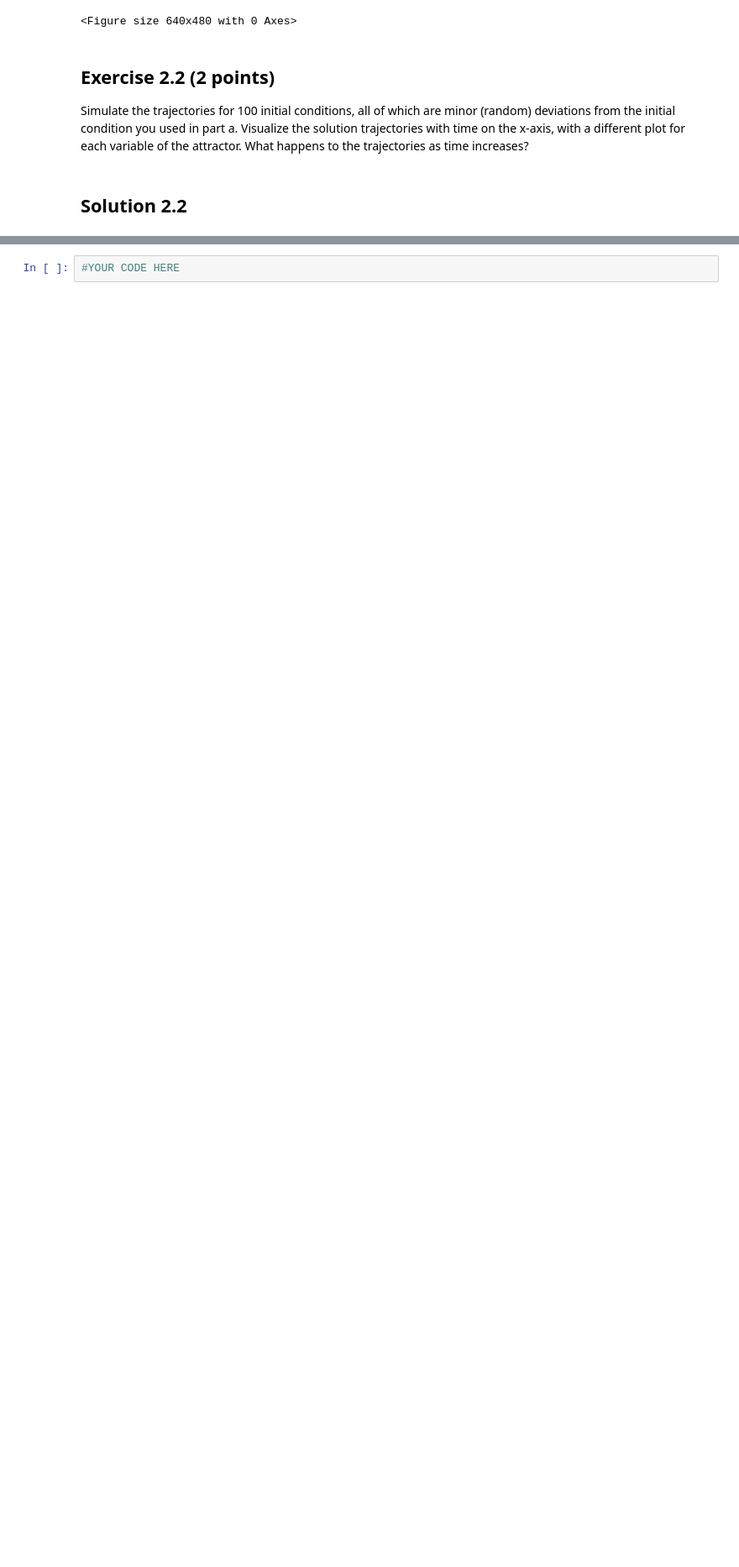
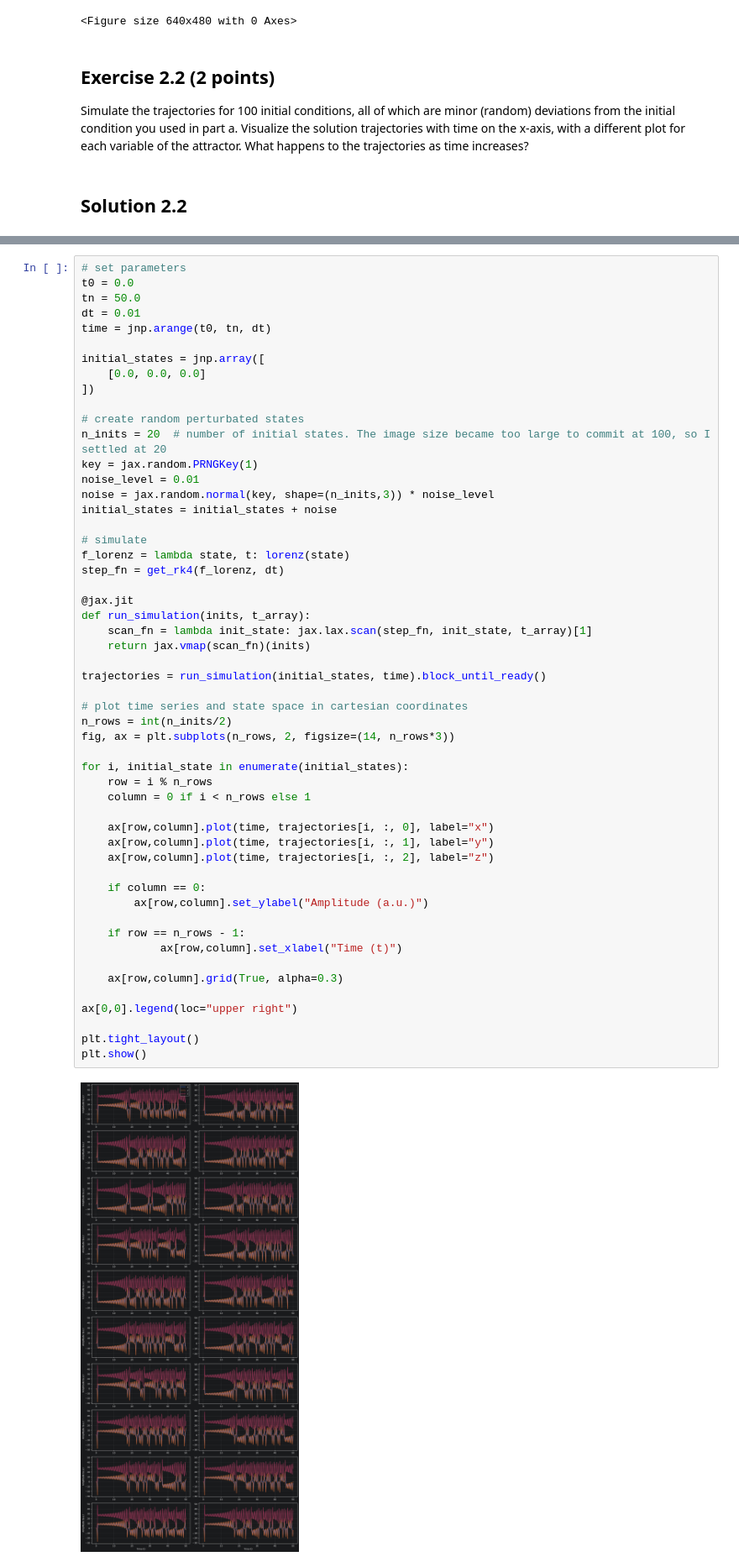
Before and after one commit to samschilder02/exercises_ComplexAdaptiveSystems_SOW-MKI49, a Jupyter notebook: CAS assignment 3.ipynb, the cells around one changed output, grey strips where cells are left out. Shown at 84% size. Saved outputs shown, nothing was run; the diff lists cells and outputs as text; blank space fills up the shorter version.

```diff
--- a/CAS assignment 3.ipynb
+++ b/CAS assignment 3.ipynb
@@ -274,2 +274,55 @@ Simulate the trajectories for 100 initial conditions, all of which are minor (ra
 # %%
-#YOUR CODE HERE
+# set parameters
+t0 = 0.0
+tn = 50.0
+dt = 0.01
+time = jnp.arange(t0, tn, dt)
+
+initial_states = jnp.array([
+    [0.0, 0.0, 0.0]
+])
+
+# create random perturbated states
+n_inits = 20  # number of initial states. The image size became too large to commit at 100, so I settled at 20
+key = jax.random.PRNGKey(1)
+noise_level = 0.01
+noise = jax.random.normal(key, shape=(n_inits,3)) * noise_level
+initial_states = initial_states + noise
+
+# simulate
+f_lorenz = lambda state, t: lorenz(state)
+step_fn = get_rk4(f_lorenz, dt)
+
+@jax.jit
+def run_simulation(inits, t_array):
+    scan_fn = lambda init_state: jax.lax.scan(step_fn, init_state, t_array)[1]
+    return jax.vmap(scan_fn)(inits)
+
+trajectories = run_simulation(initial_states, time).block_until_ready()
+
+# plot time series and state space in cartesian coordinates
+n_rows = int(n_inits/2)
+fig, ax = plt.subplots(n_rows, 2, figsize=(14, n_rows*3))
+
+for i, initial_state in enumerate(initial_states):
+    row = i % n_rows
+    column = 0 if i < n_rows else 1
+
+    ax[row,column].plot(time, trajectories[i, :, 0], label="x")
+    ax[row,column].plot(time, trajectories[i, :, 1], label="y")
+    ax[row,column].plot(time, trajectories[i, :, 2], label="z")
+
+    if column == 0:
+        ax[row,column].set_ylabel("Amplitude (a.u.)")
+
+    if row == n_rows - 1:
+            ax[row,column].set_xlabel("Time (t)")
+
+    ax[row,column].grid(True, alpha=0.3)
+
+ax[0,0].legend(loc="upper right")
+
+plt.tight_layout()
+plt.show()
+# %% [output]
+[figure, added]
```
Also changed, not shown: parts of 3 cells of this notebook.
